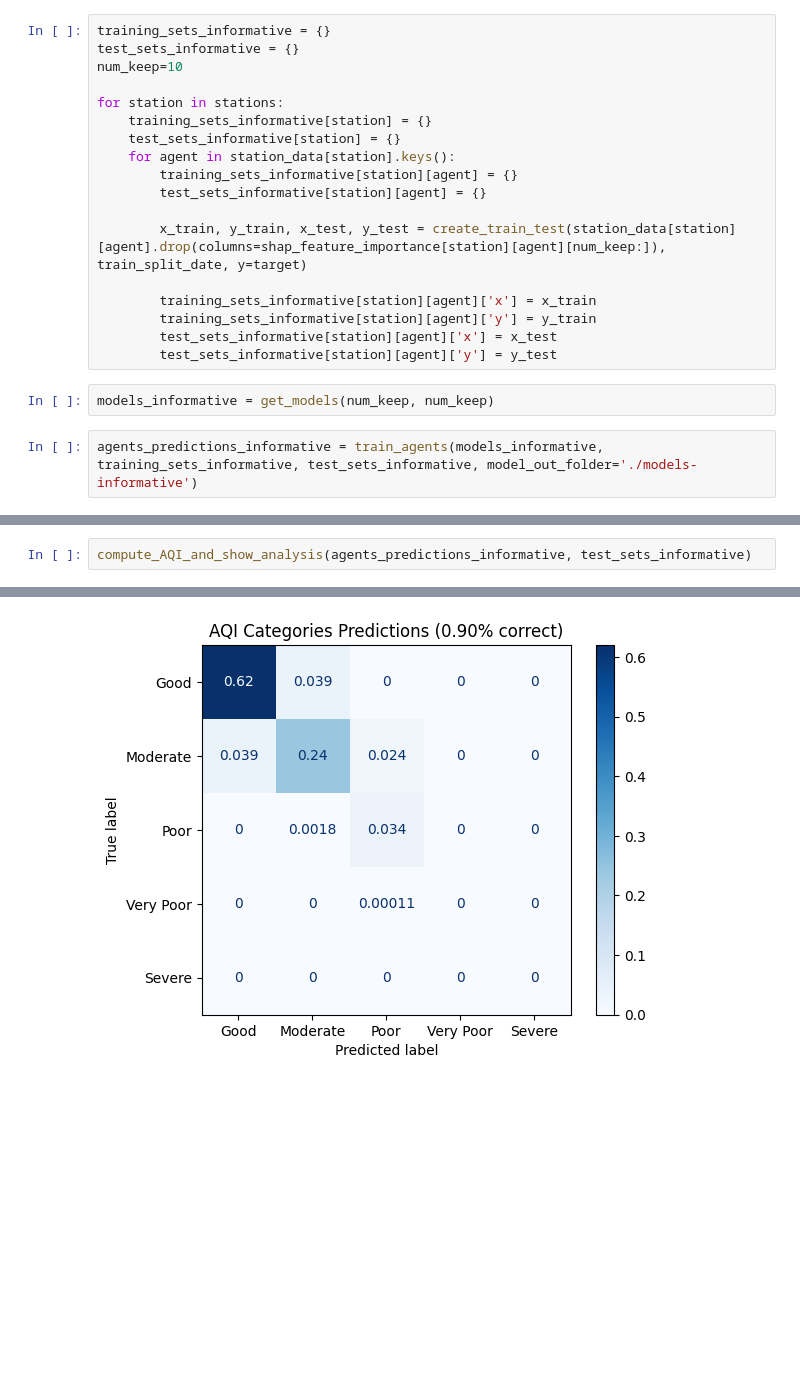
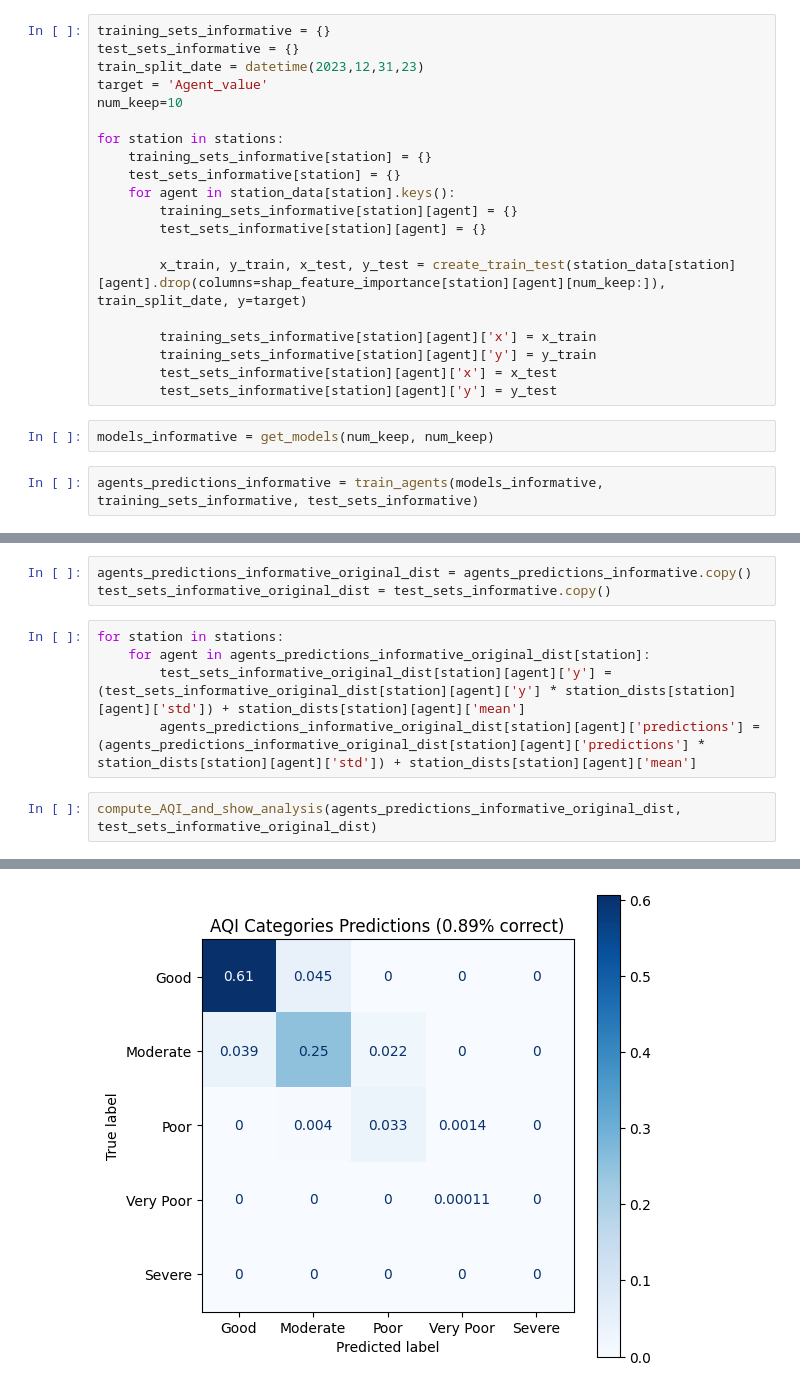
Before and after one commit to davidesonno/AII-project, a Jupyter notebook: 8-retraining.ipynb, the cells around one changed output, grey strips where cells are left out. Cells and saved outputs as stored; diff of their text form; blank space fills up the shorter version.

```diff
--- a/8-retraining.ipynb
+++ b/8-retraining.ipynb
@@ -91,6 +88,8 @@ shap_feature_importance = {
 # %%
 training_sets_informative = {}
 test_sets_informative = {}
+train_split_date = datetime(2023,12,31,23)
+target = 'Agent_value'
 num_keep=10
 
 for station in stations:
@@ -109,6 +108,6 @@ for station in stations:
 # %%
 models_informative = get_models(num_keep, num_keep)
 # %%
-agents_predictions_informative = train_agents(models_informative, training_sets_informative, test_sets_informative, model_out_folder='./models-informative')
+agents_predictions_informative = train_agents(models_informative, training_sets_informative, test_sets_informative)
 # %% [output]
 Predicting NO2 in GIARDINI MARGHERITA using LSTM-masked...
@@ -146,8 +142,16 @@ metrics_predictions_informative
+# %%
+agents_predictions_informative_original_dist = agents_predictions_informative.copy()
+test_sets_informative_original_dist = test_sets_informative.copy()
+# %%
+for station in stations:
+    for agent in agents_predictions_informative_original_dist[station]:
+        test_sets_informative_original_dist[station][agent]['y'] = (test_sets_informative_original_dist[station][agent]['y'] * station_dists[station][agent]['std']) + station_dists[station][agent]['mean']
+        agents_predictions_informative_original_dist[station][agent]['predictions'] = (agents_predictions_informative_original_dist[station][agent]['predictions'] * station_dists[station][agent]['std']) + station_dists[station][agent]['mean']
 # %%
-compute_AQI_and_show_analysis(agents_predictions_informative, test_sets_informative)
+compute_AQI_and_show_analysis(agents_predictions_informative_original_dist, test_sets_informative_original_dist)
 # %% [output]
 =============================================
 Station GIARDINI MARGHERITA Hourly
 =============================================
-[figure, old version]
+[figure, new version]
 ---------------------------------------------
```
Also changed, not shown: parts of 7 cells of this notebook, 8 other files.
